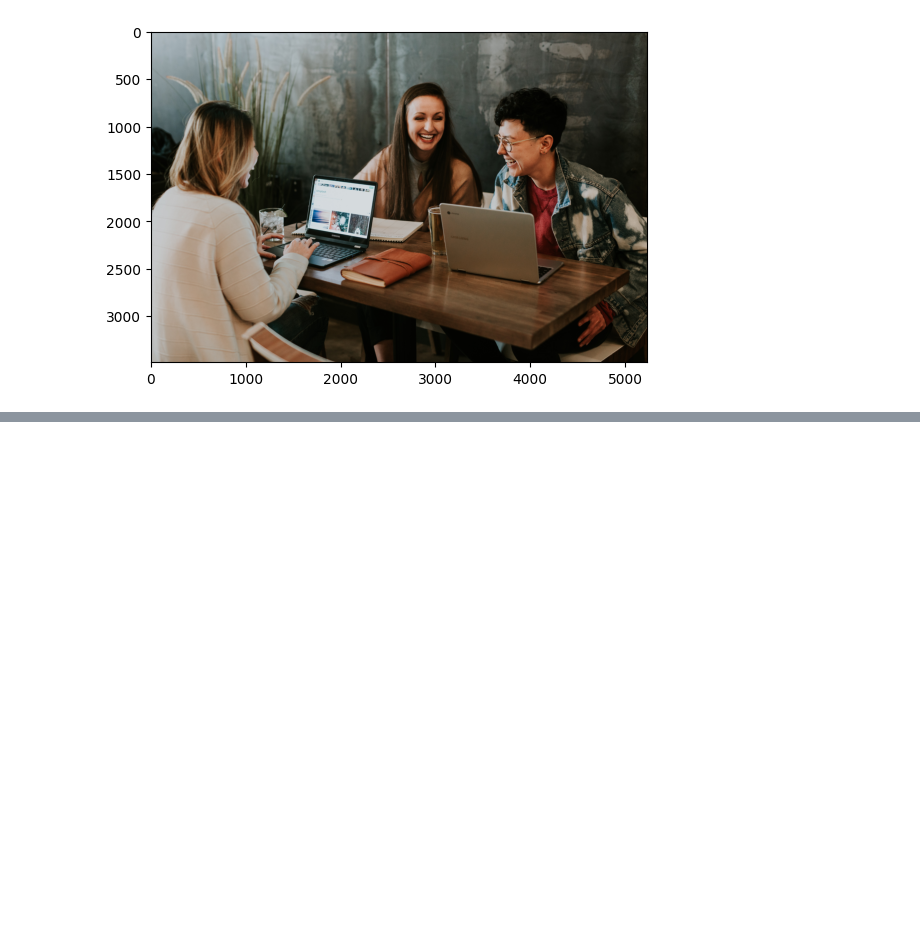
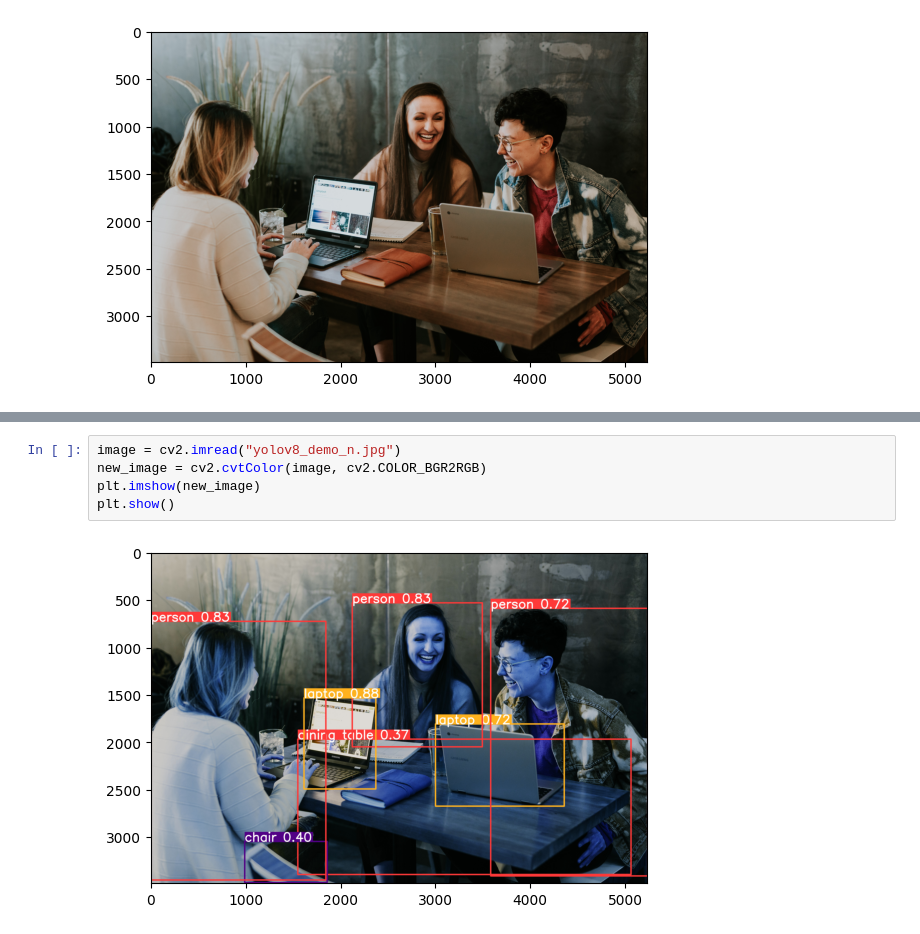
Before and after one commit to ThousandAI/yolov8, a Jupyter notebook: yolov8.ipynb, the cells around one changed output, grey strips where cells are left out. Saved outputs shown, nothing was run; the diff lists cells and outputs as text; blank space fills up the shorter version.

```diff
--- a/yolov8.ipynb
+++ b/yolov8.ipynb
@@ -43 +49,8 @@ Speed: 0.4ms preprocess, 76.9ms inference, 1.7ms postprocess per image at shape
 True
+# %%
+image = cv2.imread("yolov8_demo_n.jpg")
+new_image = cv2.cvtColor(image, cv2.COLOR_BGR2RGB)
+plt.imshow(new_image)
+plt.show()
+# %% [output]
+[figure, added]
```
Also changed, not shown: parts of 4 cells of this notebook.
